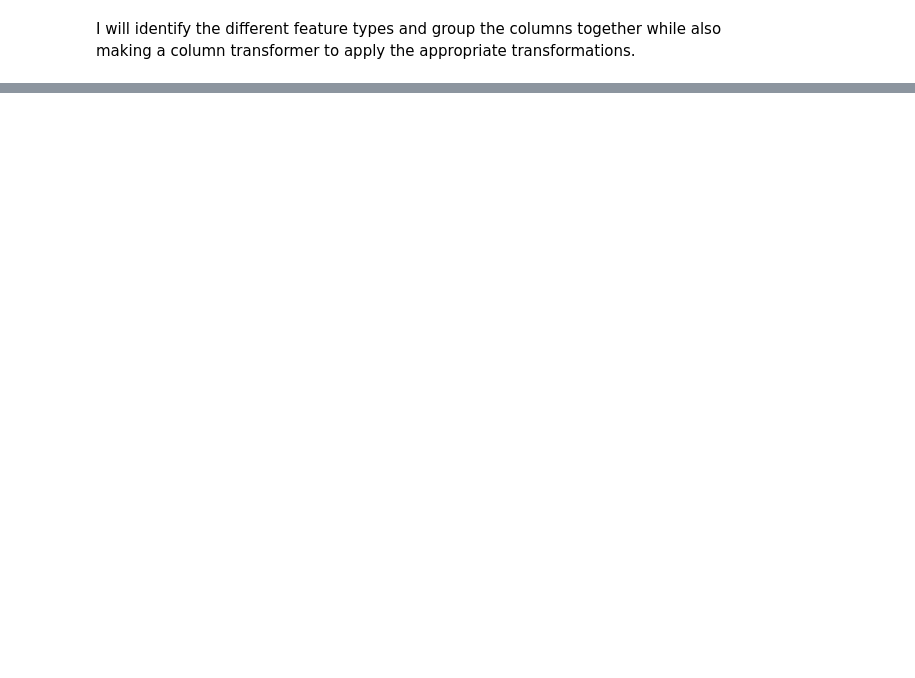
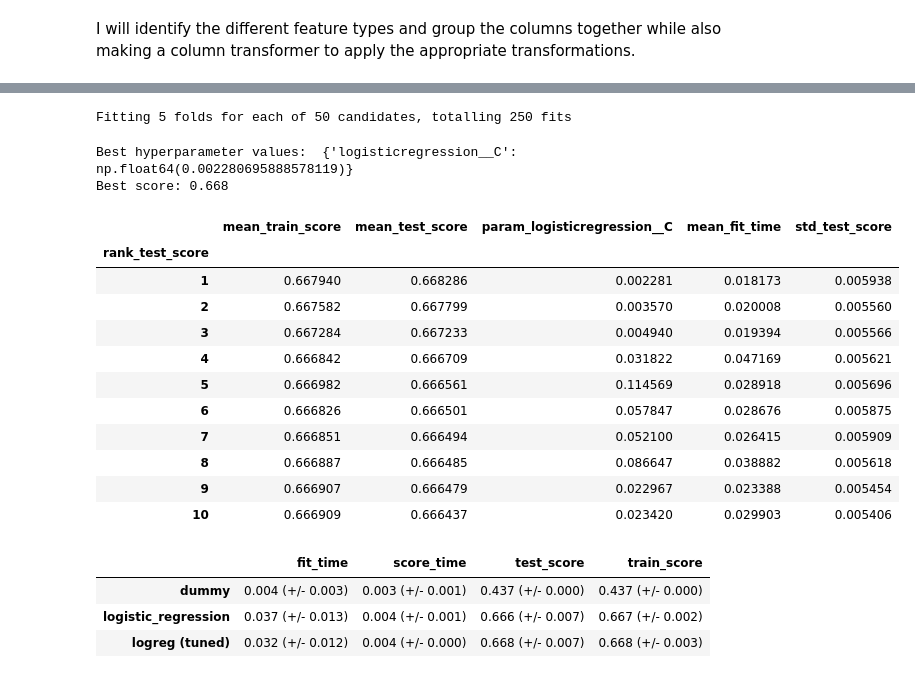
Before and after one commit to karensiem/Credit_Card_Classification, a Jupyter notebook: Classification.ipynb, the cells around one changed output, grey strips where cells are left out. Saved outputs shown, nothing was run; the diff lists cells and outputs as text; code cells hidden in the pictures; blank space fills up the shorter version.

```diff
--- a/Classification.ipynb
+++ b/Classification.ipynb
@@ -251,0 +396,8 @@ preprocessor = make_column_transformer(
+# %%
+pipe_lr = make_pipeline(
+    preprocessor, LogisticRegression(max_iter=1000, class_weight="balanced")
+)
+results["logistic_regression"] = mean_std_cross_val_scores(
+    pipe_lr, X_train, y_train, return_train_score=True, scoring=scoring_metric
+)
+pd.DataFrame(results)
@@ -251,0 +414,60 @@ preprocessor = make_column_transformer(
+# %%
+from scipy.stats import lognorm, loguniform, randint
+
+param_grid = {"logisticregression__C": loguniform(1e-3, 1e3)}
+
+random_search = RandomizedSearchCV(
+    pipe_lr,
+    param_grid,
+    n_iter=50,
+    verbose=1,
+    n_jobs=1,
+    scoring=scoring_metric,
+    random_state=123,
+    return_train_score=True,
+)
+
+random_search.fit(X_train, y_train);
+# %% [output]
+Fitting 5 folds for each of 50 candidates, totalling 250 fits
+# %%
+print("Best hyperparameter values: ", random_search.best_params_)
+print("Best score: %0.3f" % (random_search.best_score_))
+
+pd.DataFrame(random_search.cv_results_)[
+    [
+        "mean_train_score",
+        "mean_test_score",
+        "param_logisticregression__C",
+        "mean_fit_time",
+        "rank_test_score",
+        "std_test_score",
+    ]
+].set_index("rank_test_score").sort_index()[:10]
+# %% [output]
+Best hyperparameter values:  {'logisticregression__C': np.float64(0.002280695888578119)}
+Best score: 0.668
+|  | mean_train_score | mean_test_score | param_logisticregression__C | mean_fit_time | std_test_score |
+| rank_test_score |  |  |  |  |  |
+| 1 | 0.667940 | 0.668286 | 0.002281 | 0.018173 | 0.005938 |
+| 2 | 0.667582 | 0.667799 | 0.003570 | 0.020008 | 0.005560 |
+| 3 | 0.667284 | 0.667233 | 0.004940 | 0.019394 | 0.005566 |
+| 4 | 0.666842 | 0.666709 | 0.031822 | 0.047169 | 0.005621 |
+| 5 | 0.666982 | 0.666561 | 0.114569 | 0.028918 | 0.005696 |
+| 6 | 0.666826 | 0.666501 | 0.057847 | 0.028676 | 0.005875 |
+| 7 | 0.666851 | 0.666494 | 0.052100 | 0.026415 | 0.005909 |
+| 8 | 0.666887 | 0.666485 | 0.086647 | 0.038882 | 0.005618 |
+| 9 | 0.666907 | 0.666479 | 0.022967 | 0.023388 | 0.005454 |
+| 10 | 0.666909 | 0.666437 | 0.023420 | 0.029903 | 0.005406 |
+# %%
+best_logreg = random_search.best_estimator_
+results["logreg (tuned)"] = mean_std_cross_val_scores(
+    best_logreg, X_train, y_train, return_train_score=True, scoring=scoring_metric
+)
+
+pd.DataFrame(results).T
+# %% [output]
+|  | fit_time | score_time | test_score | train_score |
+| dummy | 0.004 (+/- 0.003) | 0.003 (+/- 0.001) | 0.437 (+/- 0.000) | 0.437 (+/- 0.000) |
+| logistic_regression | 0.037 (+/- 0.013) | 0.004 (+/- 0.001) | 0.666 (+/- 0.007) | 0.667 (+/- 0.002) |
+| logreg (tuned) | 0.032 (+/- 0.012) | 0.004 (+/- 0.000) | 0.668 (+/- 0.007) | 0.668 (+/- 0.003) |
```
Also changed, not shown: parts of 24 cells of this notebook.
